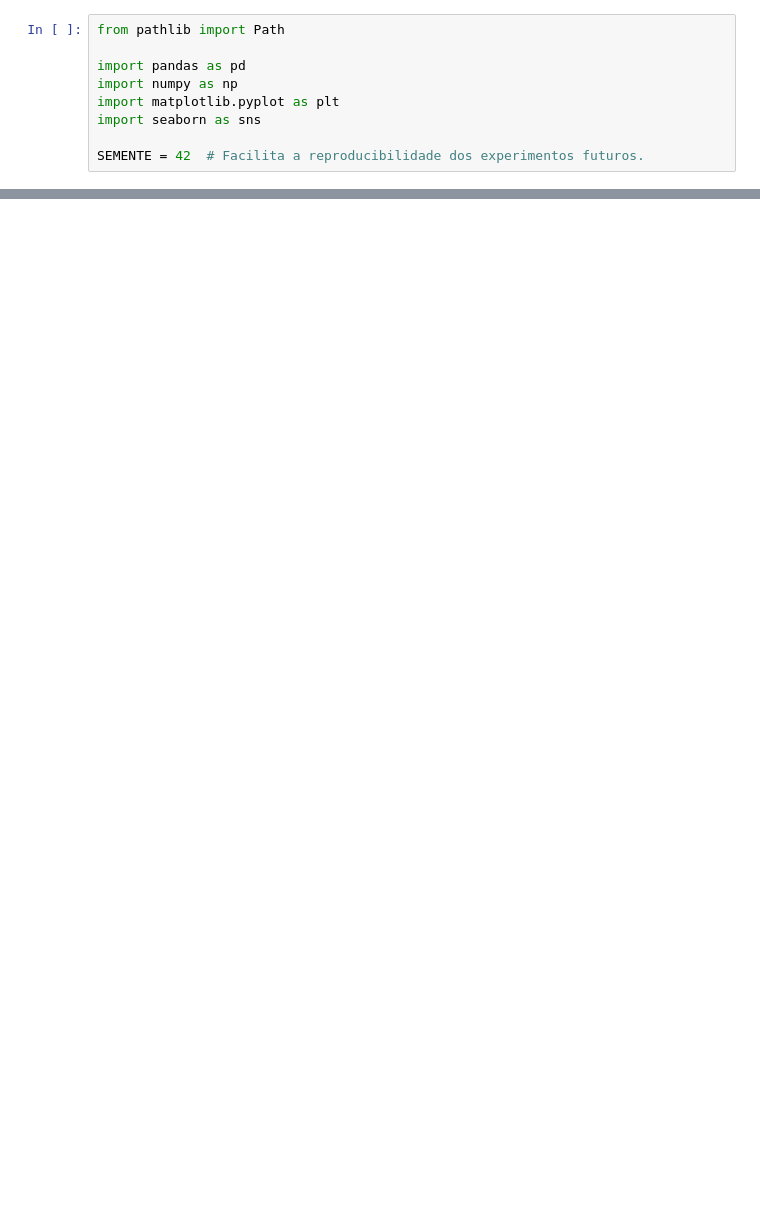
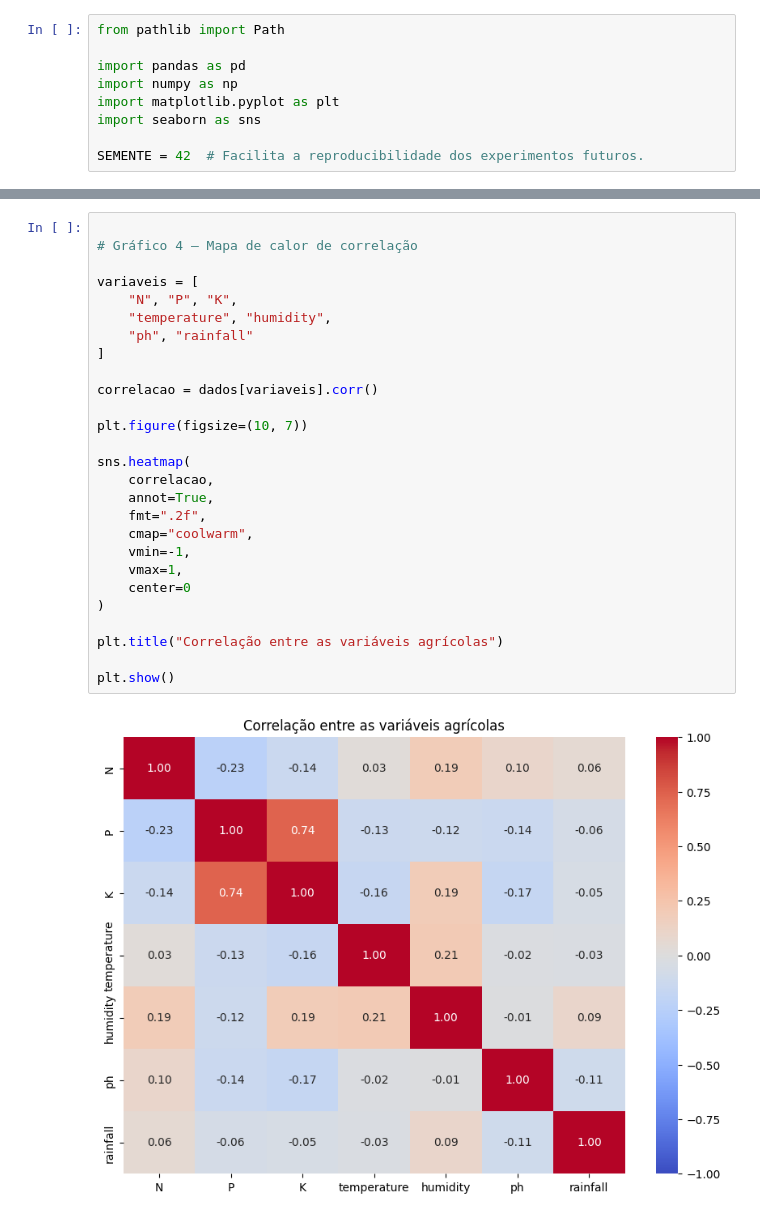
Before and after one commit to Caiobqz/FarmTech-Modelagem-IA-Fase3, a Jupyter notebook: notebooks/rascunho_modelagem_ia.ipynb, the cells around one changed output, grey strips where cells are left out. Saved outputs shown, nothing was run; the diff lists cells and outputs as text; blank space fills up the shorter version.

```diff
--- a/notebooks/rascunho_modelagem_ia.ipynb
+++ b/notebooks/rascunho_modelagem_ia.ipynb
@@ -143,0 +202,29 @@ Listar a fonte do dataset, documentação das bibliotecas e materiais consultado
+# %%
+
+# Gráfico 4 — Mapa de calor de correlação
+
+variaveis = [
+    "N", "P", "K",
+    "temperature", "humidity",
+    "ph", "rainfall"
+]
+
+correlacao = dados[variaveis].corr()
+
+plt.figure(figsize=(10, 7))
+
+sns.heatmap(
+    correlacao,
+    annot=True,
+    fmt=".2f",
+    cmap="coolwarm",
+    vmin=-1,
+    vmax=1,
+    center=0
+)
+
+plt.title("Correlação entre as variáveis agrícolas")
+
+plt.show()
+# %% [output]
+[figure, added]
```
Also changed, not shown: parts of 53 cells of this notebook, 8 other files.
